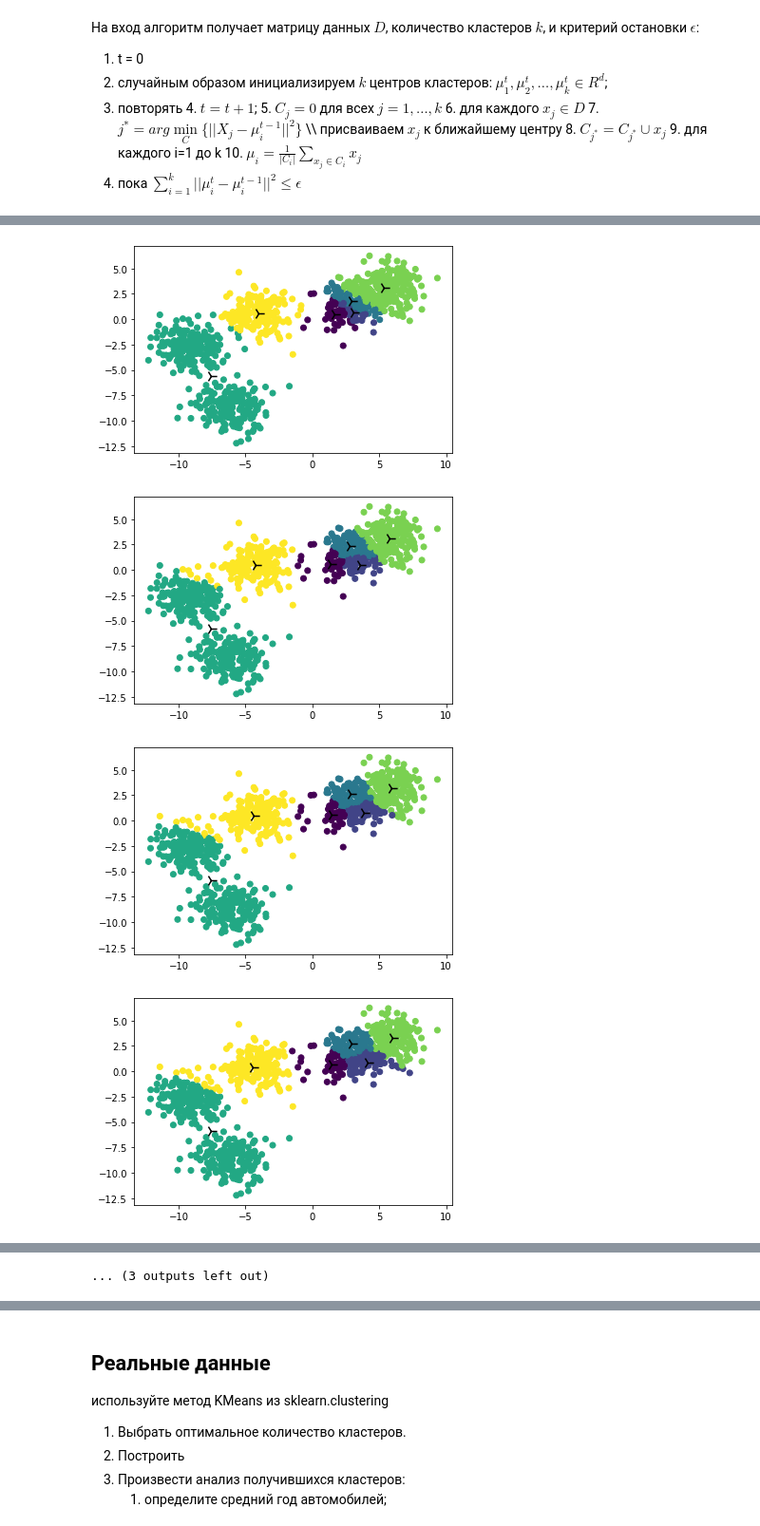
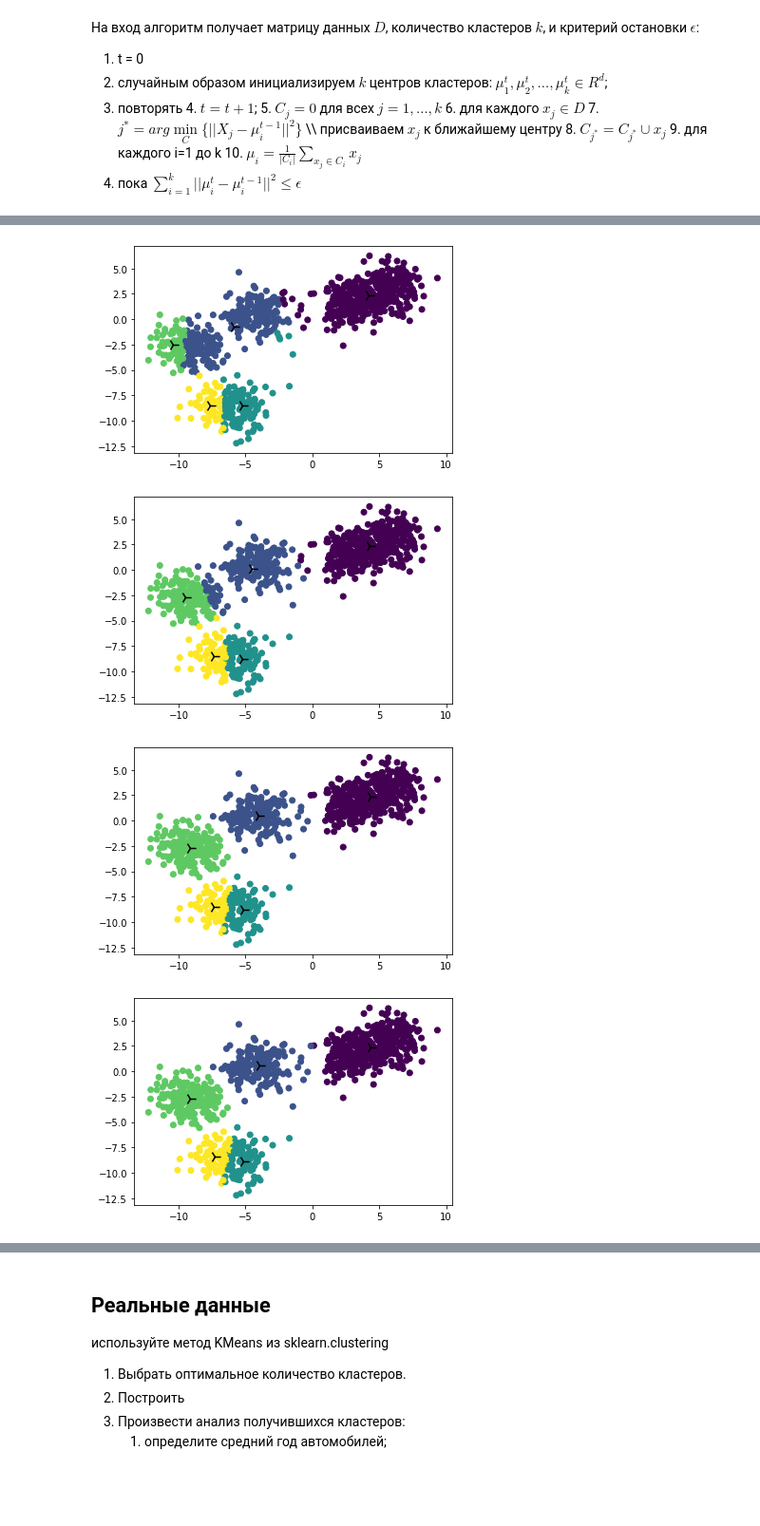
Before and after one commit to demamoos/Lab5_6_7Ready_DL_VASYAN_ZUZIN, a Jupyter notebook: machinelab7/lab_kmeans_2 (1).ipynb, the cells around one changed output, grey strips where cells are left out. Shown: that part at 95% size. Saved outputs shown, nothing was run; the diff lists cells and outputs as text; code cells hidden in the pictures; blank space fills up the shorter version.

```diff
--- a/machinelab7/lab_kmeans_2 (1).ipynb
+++ b/machinelab7/lab_kmeans_2 (1).ipynb
@@ -95,8 +78,8 @@ plt.scatter(X[:,0], X[:,1],c=Y)
 # %%
 
-aa, bb, cc = k_means(X,6)
+aa, bb, cc = k_means(X,5)
 # %% [output]
-[figure, old version]
+[figure, new version]
-[figure, old version]
+[figure, new version]
-[figure, old version]
+[figure, new version]
-[figure, old version]
+[figure, new version]
@@ -111,4 +88,3 @@ aa, bb, cc = k_means(X,6)
-... (3 outputs left out)
 # %%
 cc/X.shape[0]
 # %% [output]
```
Also changed, not shown: parts of 16 cells of this notebook.
